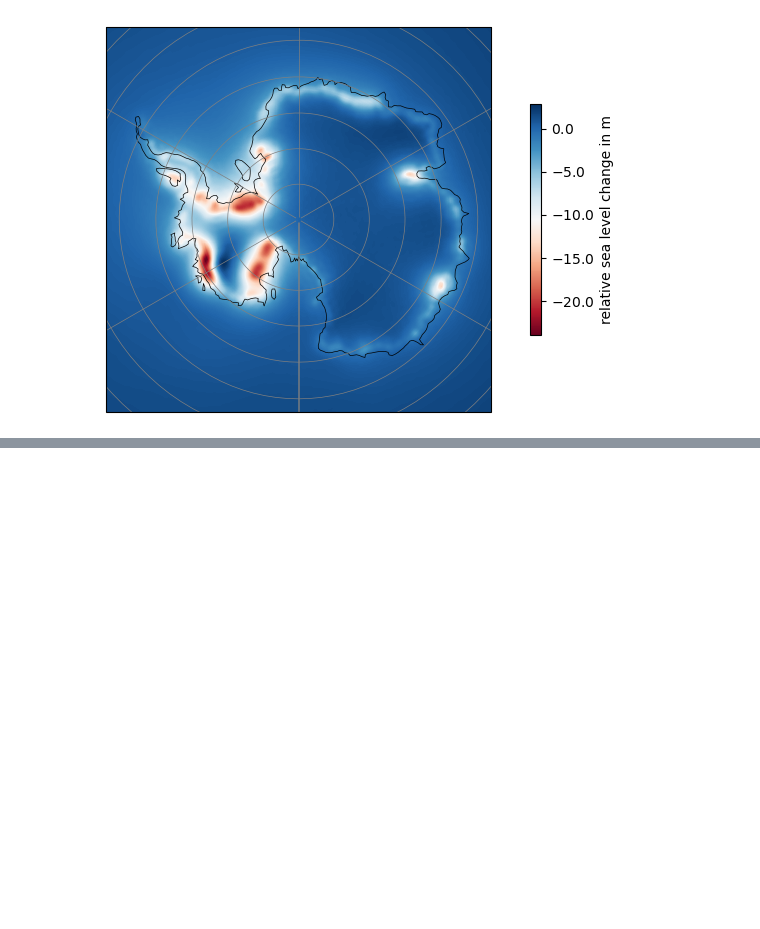
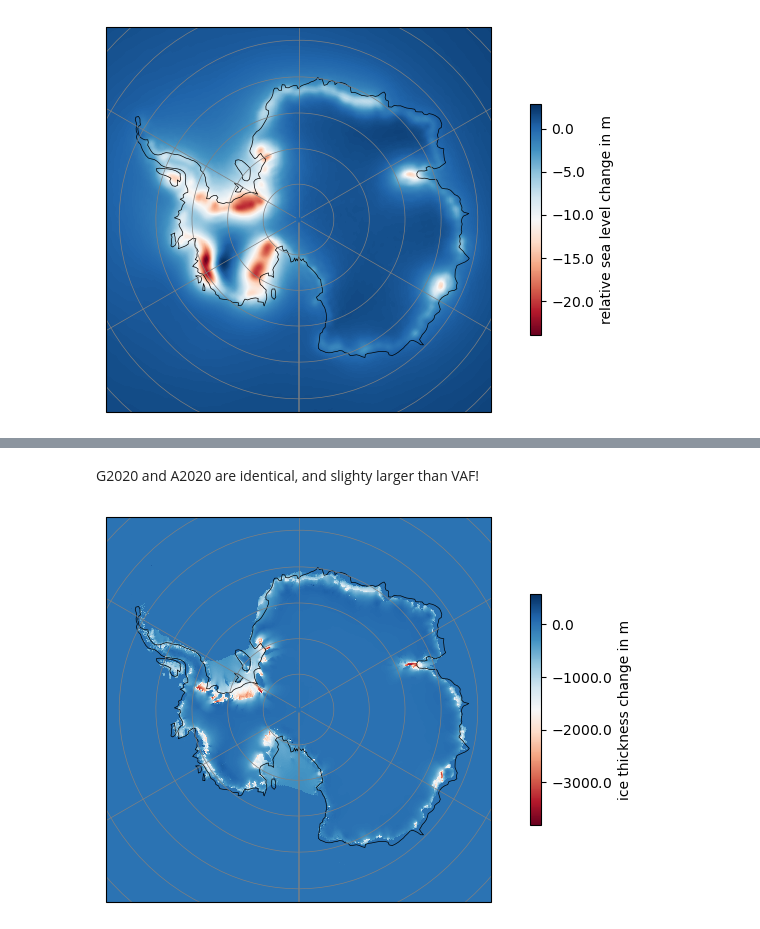
Before and after one commit to ismip/ismip7-sea-level-estimates, a Jupyter notebook: compare_slc_PISMVILMA.ipynb, the cells around one changed output, grey strips where cells are left out. Drawn from its saved outputs; the diff is of its cells as text; code cells hidden in the pictures; blank space fills up the shorter version.

```diff
--- a/compare_slc_PISMVILMA.ipynb
+++ b/compare_slc_PISMVILMA.ipynb
@@ -197,0 +237,6 @@ plotting.plot_regional(rsl_PISM-rsl0_PISM, vx, vy, 'relative sea level change in
+# %% [markdown]
+G2020 and A2020 are identical, and slighty larger than VAF!
+# %%
+plotting.plot_regional(H-H0, vx, vy, 'ice thickness change in m')
+# %% [output]
+[figure, added]
```
Also changed, not shown: parts of 3 cells of this notebook, 1 other file.
